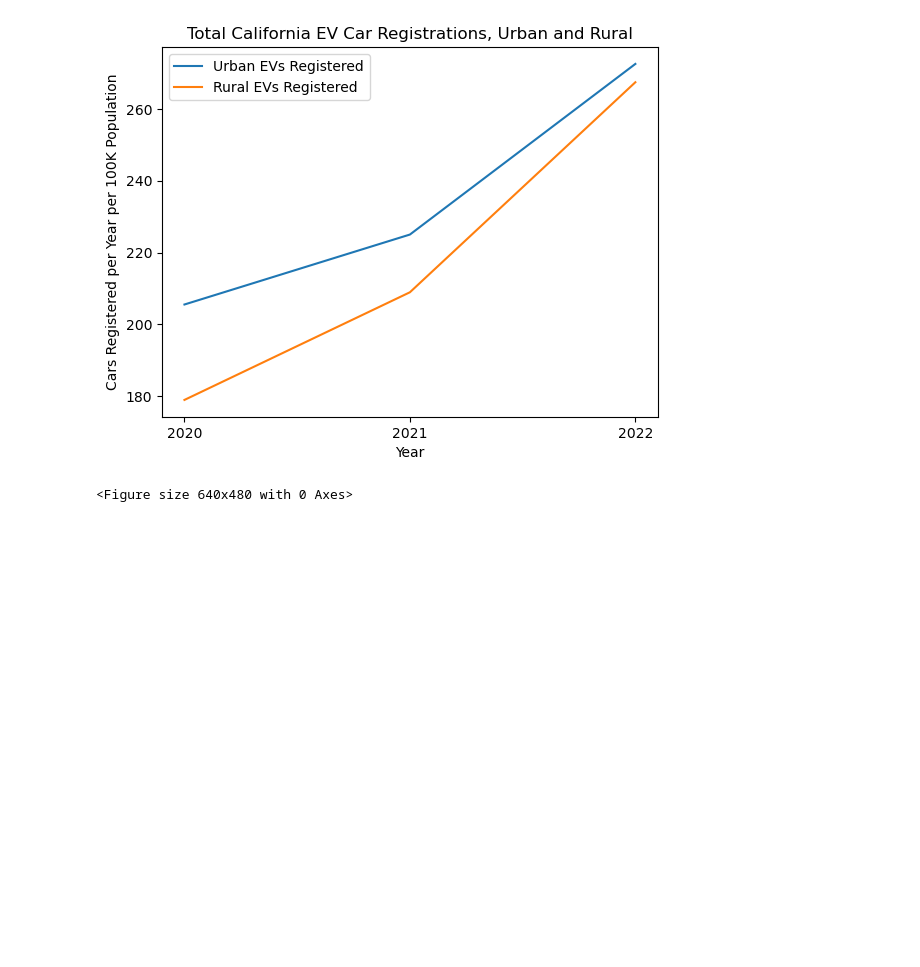
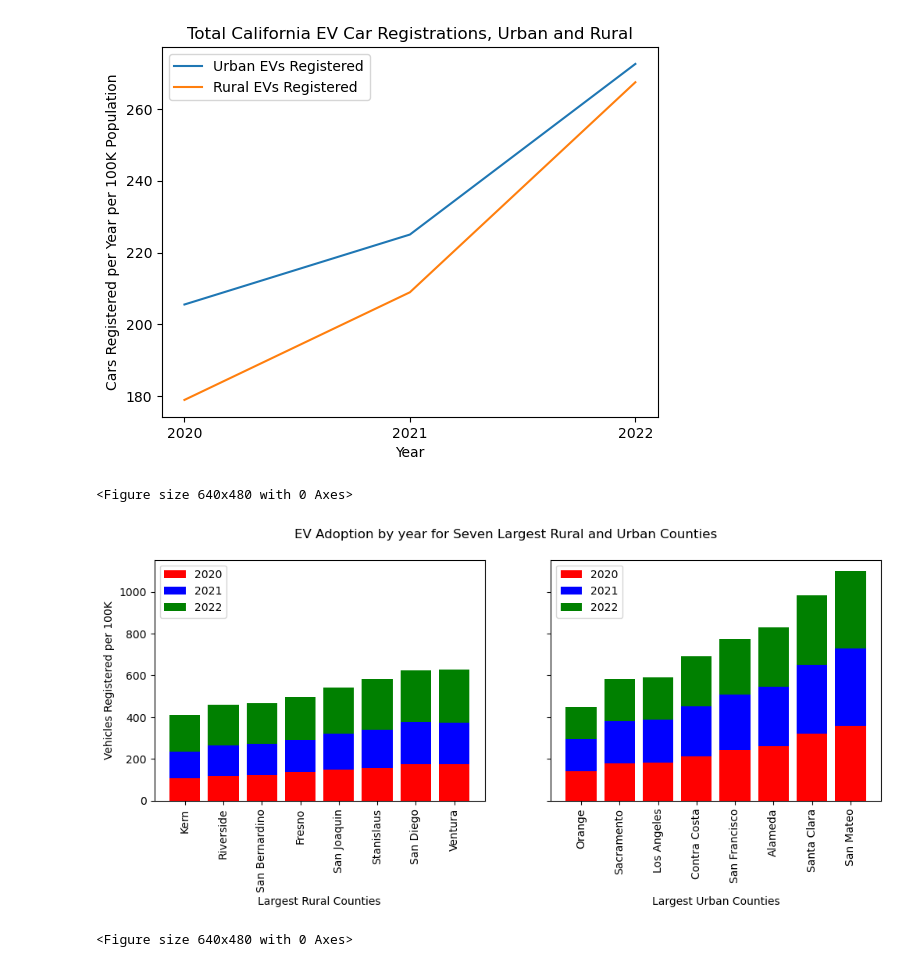
Before and after one commit to JaredWillson/group_9_project_1, a Jupyter notebook: census_jared.ipynb, the cells around one changed output. Cells and saved outputs as stored; diff of their text form; code cells hidden in the pictures; blank space fills up the shorter version.

Commit message:
New Visualization for Rural vs Urban by County

```diff
--- a/census_jared.ipynb
+++ b/census_jared.ipynb
@@ -462,0 +476,12 @@ aggregated_urban['Vehicles per 100K'] = aggregated_urban['Vehicles'] / (aggregat
+# %%
+# So the total population in California, per the 2022 census, is 39,000,000 people
+# Let's see how many counties we need, both urban and rural, to capture 29,000,000 people.
+# Using this subset will make our visualization much less cluttered and will still be
+# a good representation of the state as a whole.
+# Trial and error will probably be easiest. Let's see what percentage of the population we get if we
+# choose the six largest urban counties and six largest rural counties...
+
+rural_ev_adoption_2022 = rural_ev_adoption.loc[rural_ev_adoption['Year'] == 2022]
+rural_ev_top8 = rural_ev_adoption_2022.sort_values(by='Population',ignore_index=True, ascending=False)
+rural_ev_top8 = rural_ev_top8.iloc[:8]
+rural_ev_top8['Population'].sum()
@@ -462,0 +490,8 @@ aggregated_urban['Vehicles per 100K'] = aggregated_urban['Vehicles'] / (aggregat
+# %%
+# So, we have 12 million people by choosing the population of the 6 largest rural counties. Let's do
+# the same for the ten largest urban counties...
+
+urban_ev_adoption_2022 = urban_ev_adoption.loc[urban_ev_adoption['Year'] == 2022]
+urban_ev_top8 = urban_ev_adoption_2022.sort_values(by='Population',ignore_index=True, ascending=False)
+urban_ev_top8 = urban_ev_top8.iloc[:8]
+urban_ev_top8['Population'].sum()
@@ -486,3 +576,61 @@ plt.savefig('Resources/Car_Registrations_Urban_v_Rural.jpg')
 # %% [output]
 [figure]
 <Figure size 640x480 with 0 Axes>
+# %%
+# Let's try plotting the same data, but by county rather than at the summary level
+# for the entire state. This will probably work best as a stacked bar chart
+# with the cars per year per 100K population on the 'y' axis, and the individual
+# counties along the x axis. To keep it from becoming too busy, maybe ten largest
+# (by population) urban counties vs. ten largest rural counties? That would cover
+#
+pivot_rural = pd.pivot_table(data=rural_ev_adoption_largest,
+                             index=['County'],
+                             columns=['Year'],
+                             values='Vehicles per 100K')
+pivot_urban = pd.pivot_table(data=urban_ev_adoption_largest,
+                             index=['County'],
+                             columns=['Year'],
+                             values='Vehicles per 100K')
+pivot_rural = pivot_rural.sort_values(by=2022, ignore_index=False, ascending=True)
+pivot_urban = pivot_urban.sort_values(by=2022, ignore_index=False, ascending=True)
+
+# We are going to want two subplots, right next to each other
+# Any other presentation gets muddled since there is no way to tell
+# by county name, for example, whether it is urban or rural
+
+
+fig, (ax1, ax2) = plt.subplots(1, 2, sharey=True)
+fig.set_figwidth(12)
+fig.set_figheight(4)
+fig.suptitle('EV Adoption by year for Seven Largest Rural and Urban Counties')
+ax1y1 = pivot_rural[2020].tolist()
+ax1y2 = pivot_rural[2021].tolist()
+ax1y3 = pivot_rural[2022].tolist()
+ax2y1 = pivot_urban[2020].tolist()
+ax2y2 = pivot_urban[2021].tolist()
+ax2y3 = pivot_urban[2021].tolist()
+ax1.set_ylabel('Vehicles Registered per 100K')
+
+
+ax1.bar(pivot_rural.index.tolist(), ax1y1, color='r', label='2020')
+ax1.bar(pivot_rural.index.tolist(), ax1y2, bottom = ax1y1, color='b', label='2021')
+ax1.bar(pivot_rural.index.tolist(), ax1y3, bottom = np.add(ax1y1, ax1y2), color='g', label='2022')
+ax1.legend(loc="upper left")
+ax2.bar(pivot_urban.index.tolist(), ax2y1, color='r', label='2020')
+ax2.bar(pivot_urban.index.tolist(), ax2y2, bottom = ax2y1, color='b', label='2021')
+ax2.bar(pivot_urban.index.tolist(), ax2y3, bottom = np.add(ax2y1, ax2y2), color='g', label='2022')
+ax2.legend(loc="upper left")
+
+ax1.tick_params(axis='x', labelrotation=90)
+ax2.tick_params(axis='x', labelrotation=90)
+ax1.set_xlabel('Largest Rural Counties')
+ax2.set_xlabel('Largest Urban Counties')
+fig.align_xlabels()
+
+
+plt.show()
+
+plt.savefig('Resources/Car_Registrations_Urban_v_Rural_by_County.jpg')
+# %% [output]
+[figure, added]
+<Figure size 640x480 with 0 Axes>
```
Also changed, not shown: parts of 4 cells of this notebook, 1 other file.
